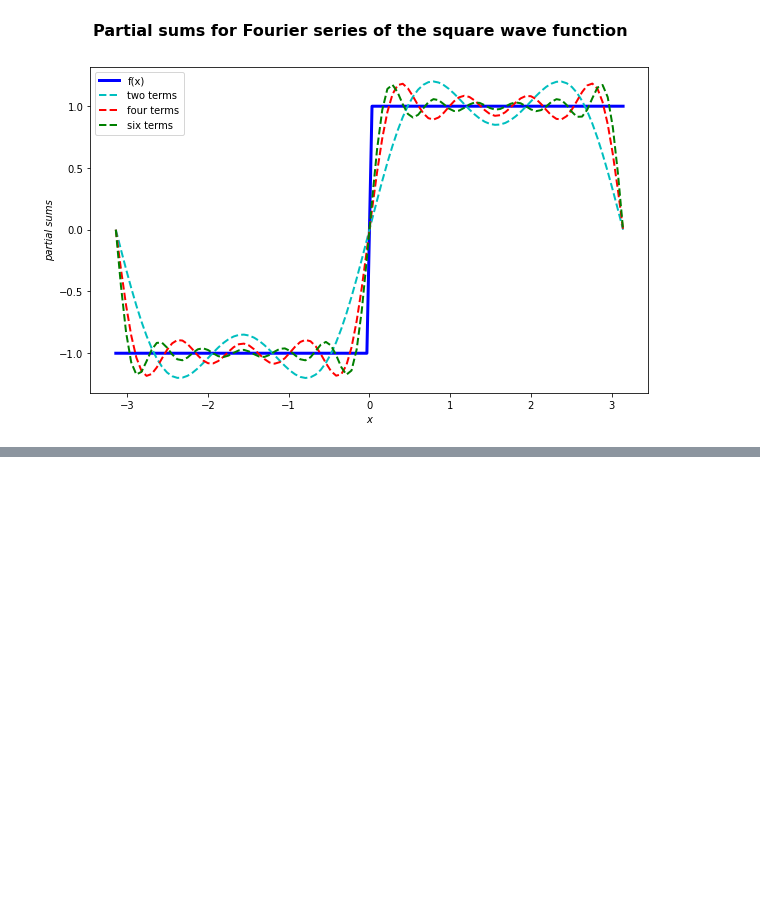
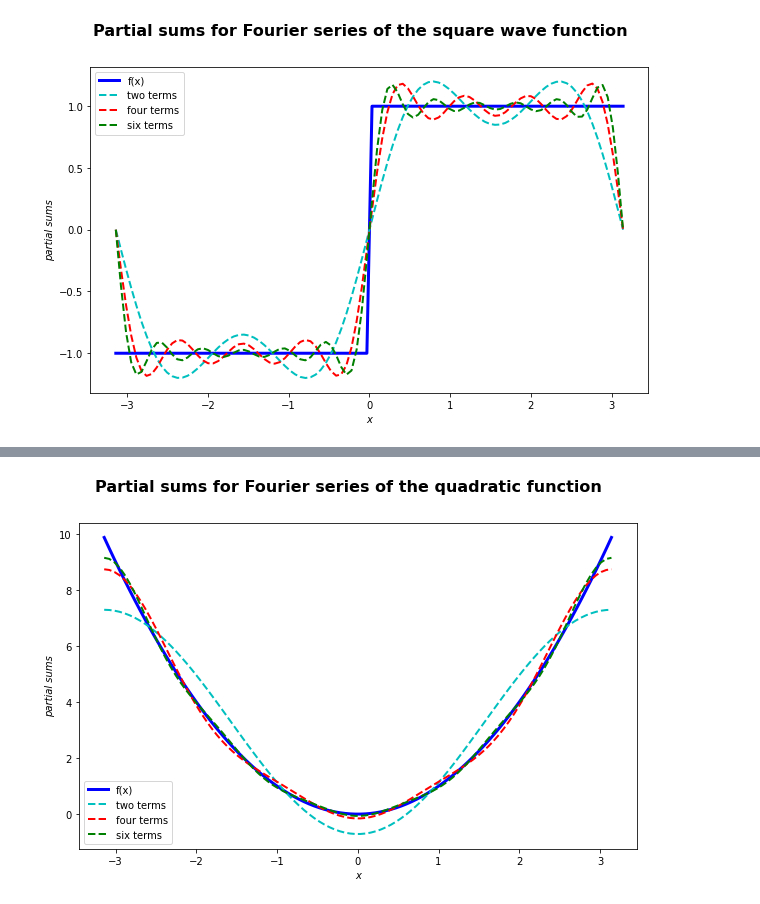
Before and after one commit to jjcrofts77/Advanced-Calculus-MATH20471, a Jupyter notebook: content/notebooks/Part1/Chapter2/Fourierseries2pi.ipynb, the cells around one changed output, grey strips where cells are left out. Cells and saved outputs as stored; diff of their text form; code cells hidden in the pictures; blank space fills up the shorter version.

````diff
--- a/content/notebooks/Part1/Chapter2/Fourierseries2pi.ipynb
+++ b/content/notebooks/Part1/Chapter2/Fourierseries2pi.ipynb
@@ -397,3 +402,35 @@ $$
 f(x) = \frac{\pi^2}{3} + \sum_{n=1}^\infty \frac{4(-1)^n}{n^2}\cos(nx).
 $$
 ```
+# %%
+# python modules (maths + plotting)
+import numpy as np
+import matplotlib.pyplot as plt
+plt.rcParams['figure.figsize'] = [10, 6] # sets the size of the figure in inches
+
+# domain of plot (-pi, pi)
+x = np.linspace(-np.pi,np.pi,100)
+
+# quadratic (Example 2.2.3)
+f=x**2
+
+# Partial sums for the FS of the square wave
+y1=(np.pi**2)/3-4*np.cos(x) # two terms (first and second harmonics)
+y2=y1+np.cos(2*x)-(4*np.cos(3*x)/9.0) # 4 terms
+y3=y2+(4*np.cos(4*x)/16.0)-(4*np.cos(5*x)/25.0) # 6 terms
+
+# plot
+plt.ion()
+plt.plot(x,f,'b-',lw=3,label='f(x)')
+plt.plot(x,y1,'c--',lw=2,label='two terms')
+plt.plot(x,y2,'r--',lw=2,label='four terms')
+plt.plot(x,y3,'g--',lw=2,label='six terms')
+
+# add legend, label axis and add title
+plt.legend(loc='best')
+plt.xlabel('x',style='italic')
+plt.ylabel('partial sums',style='italic')
+plt.suptitle('Partial sums for the Fourier series of the quadratic function',size=16,weight='bold')
+exit()
+# %% [output]
+[figure, added]
````
Also changed, not shown: parts of 1 cell of this notebook.
